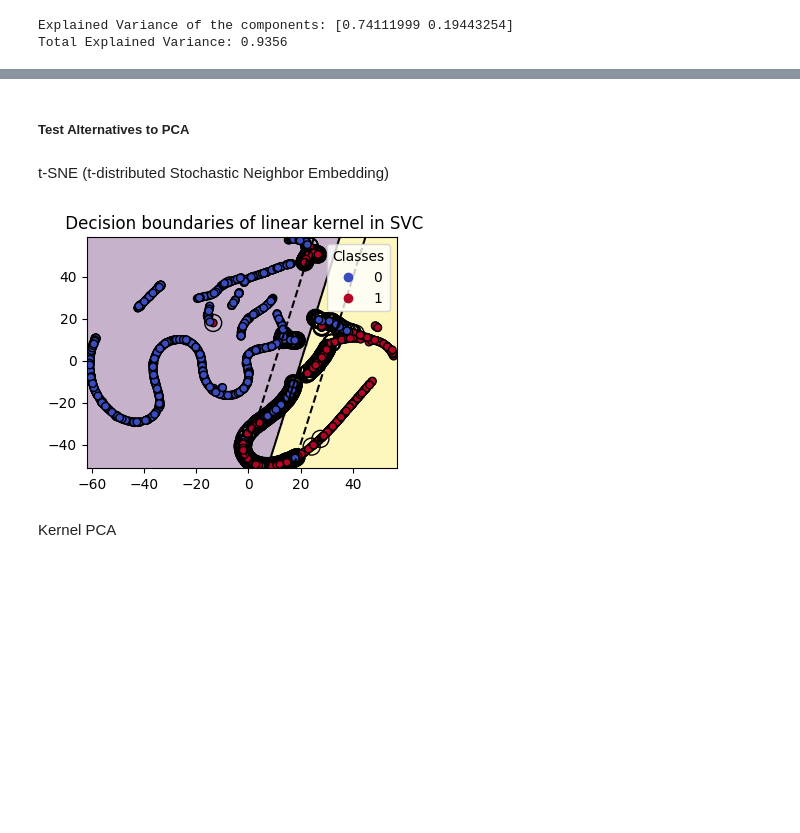
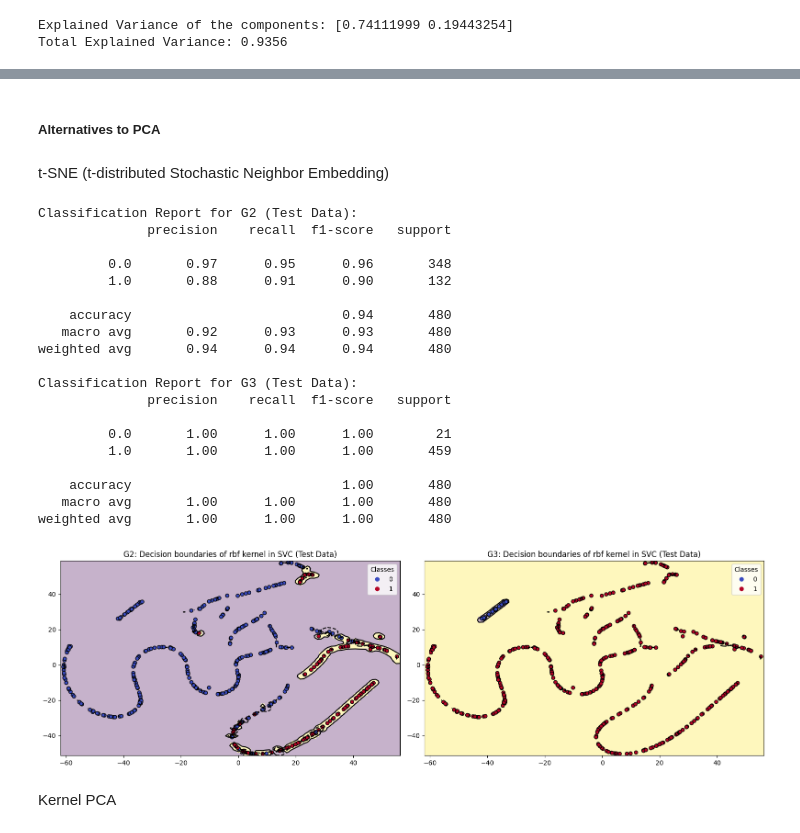
Before and after one commit to Max-f123/Machine_Learning_in_Energy_Systems, a Jupyter notebook: Assignment 02/02 - Simon/A02_Classification.ipynb, the cells around one changed output, grey strips where cells are left out. Cells and saved outputs as stored; diff of their text form; code cells hidden in the pictures; blank space fills up the shorter version.

```diff
--- a/Assignment 02/02 - Simon/A02_Classification.ipynb
+++ b/Assignment 02/02 - Simon/A02_Classification.ipynb
@@ -480,25 +486,32 @@ Explained Variance of the components: [0.74111999 0.19443254]
 Total Explained Variance: 0.9356
 # %%
 def plot_decision_boundary_multi(
-    kernel, X_train, y_train, X_test=None, y_test=None,
-    labels=None, classification=True, support_vectors=True, test=False):
+    kernel, X_train, y_train, X_test=None, y_test=None, labels=None, classification=True, test=False, gamma=0.5, C=30):
     """
-    Plot decision boundaries and classification reports for multi-label data.
+    Plot decision boundaries and classification reports for single or multi-label data.
 
     Parameters:
     - kernel: Kernel type for SVC.
     - X_train: Training feature data (2D for plotting).
-    - y_train: Training target data (DataFrame or dict-like structure).
+    - y_train: Training target data (Series or DataFrame).
     - X_test: Test feature data (optional, used if test=True).
     - y_test: Test target data (optional, used if test=True).
     - labels: List of labels to plot and analyze (e.g., ["G2", "G3"]).
     - classification: Whether to print classification reports.
-    - support_vectors: Whether to plot support vectors.
     - test: If True, plots and reports are generated for test data.
+    - gamma: RBF kernel coefficient.
+    - C: Regularization parameter.
     """
     # Select data for plotting
     X = X_test if test else X_train
     y = y_test if test else y_train
+
+    # Handle single-label case (Series) vs multi-label case (DataFrame)
+    if isinstance(y, pd.Series):
+        single_label = True
+        y = pd.DataFrame({y.name if y.name else "Label": y})  # Convert to DataFrame for consistency
+    else:
+        single_label = False
 
     if labels is None:
         labels = y.columns  # Use all columns in y if no labels are provided
@@ -513,13 +526,13 @@ def plot_decision_boundary_multi(
 
     for i, label in enumerate(labels):
         # Train the SVC for the current label
-        clf = SVC(kernel=kernel, gamma=1).fit(X_train, y_train[label])
+        clf = svm.SVC(kernel=kernel, gamma=gamma, C=C).fit(X_train, y_train if single_label else y_train[label])
         y_pred = clf.predict(X)
 
         # Print classification report
         if classification:
             print(f"Classification Report for {label} ({'Test' if test else 'Train'} Data):")
-            print(classification_report(y[label], y_pred))
+            print(classification_report(y[label] if not single_label else y.iloc[:, 0], y_pred))
 
         # Plot decision boundary and margins
         ax = axes[i]
@@ -543,8 +556,8 @@ def plot_decision_boundary_multi(
             linestyles=["--", "-", "--"],
         )
 
-        if support_vectors:
-            # Plot bigger circles around samples that serve as support vectors
+        # Plot support vectors only for training data
+        if not test:
             ax.scatter(
                 clf.support_vectors_[:, 0],
                 clf.support_vectors_[:, 1],
@@ -555,7 +568,7 @@ def plot_decision_boundary_multi(
 
         # Plot samples by color and add legend
         scatter = ax.scatter(
-            X[:, 0], X[:, 1], c=y[label], s=30, edgecolors="k", cmap="coolwarm"
+            X[:, 0], X[:, 1], c=y[label] if not single_label else y.iloc[:, 0], s=30, edgecolors="k", cmap="coolwarm"
         )
         ax.legend(*scatter.legend_elements(), loc="upper right", title="Classes")
         ax.set_title(f"{label}: Decision boundaries of {kernel} kernel in SVC ({'Test' if test else 'Train'} Data)")
@@ -569,21 +624,40 @@ plot_decision_boundary_multi(kernel="linear", X_train=X_train_pca, y_train=y_tra
 # %% [markdown]
-##### Test Alternatives to PCA
+##### Alternatives to PCA
 # %% [markdown]
 t-SNE (t-distributed Stochastic Neighbor Embedding)
 # %%
 from sklearn.manifold import TSNE
 
 # Apply t-SNE
 tsne = TSNE(n_components=2, random_state=42)
 X_tsne = tsne.fit_transform(features)
 
 # Use X_tsne for training and testing
 X_train_tsne, X_test_tsne, y_train, y_test = train_test_split(X_tsne, targets, test_size=0.2, random_state=42)
 
 # Plot with t-SNE-transformed data
-plot_training_data_with_decision_boundary(kernel="linear", X=X_train_tsne, y=y_train["G2"])
+plot_decision_boundary_multi(kernel="rbf", X_train=X_train_tsne, y_train=y_train, X_test=X_test_tsne, y_test=y_test, classification=True, test=True)
 # %% [output]
+Classification Report for G2 (Test Data):
+              precision    recall  f1-score   support
+
+         0.0       0.97      0.95      0.96       348
+         1.0       0.88      0.91      0.90       132
+
+    accuracy                           0.94       480
+   macro avg       0.92      0.93      0.93       480
+weighted avg       0.94      0.94      0.94       480
+
+Classification Report for G3 (Test Data):
+              precision    recall  f1-score   support
+
+         0.0       1.00      1.00      1.00        21
+         1.0       1.00      1.00      1.00       459
+
+    accuracy                           1.00       480
+   macro avg       1.00      1.00      1.00       480
+weighted avg       1.00      1.00      1.00       480
-[figure, old version]
+[figure, new version]
 # %% [markdown]
 Kernel PCA
 # %%
```
Also changed, not shown: parts of 19 cells of this notebook.
